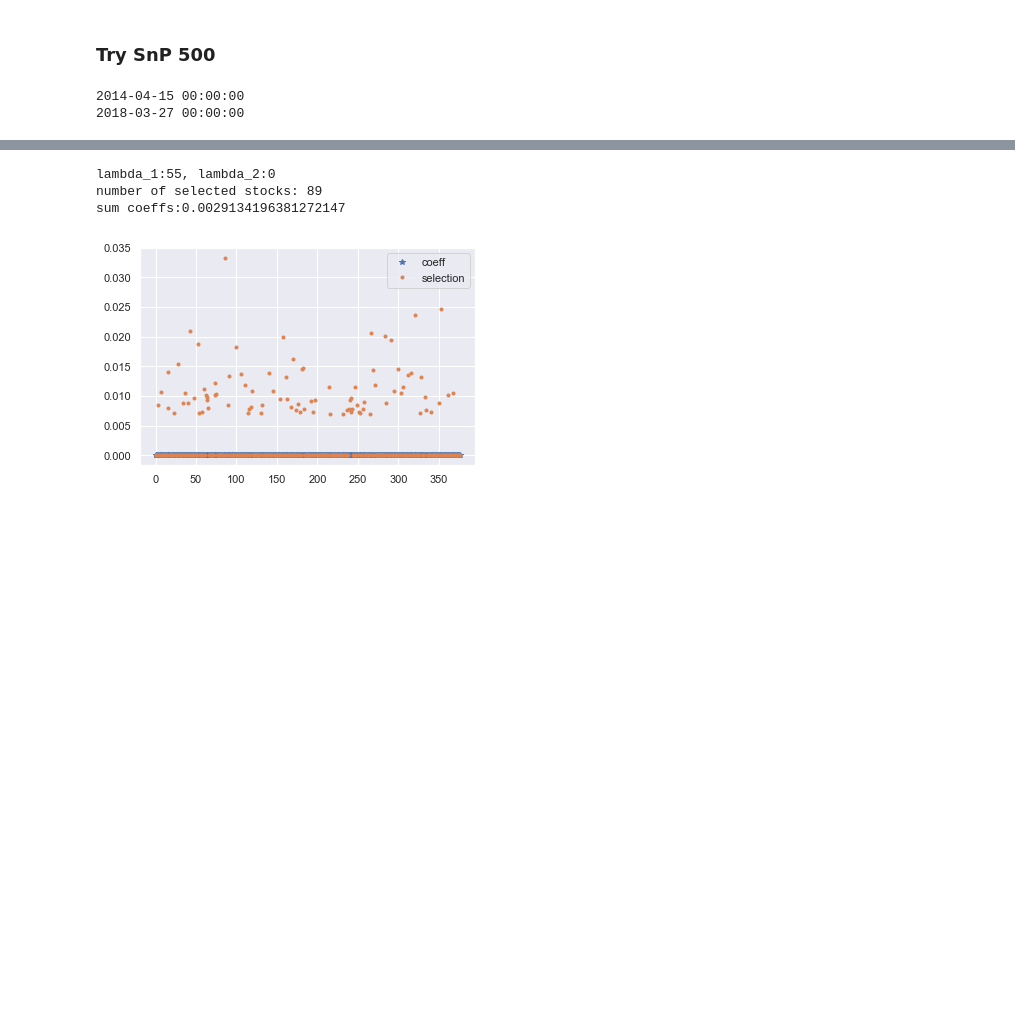
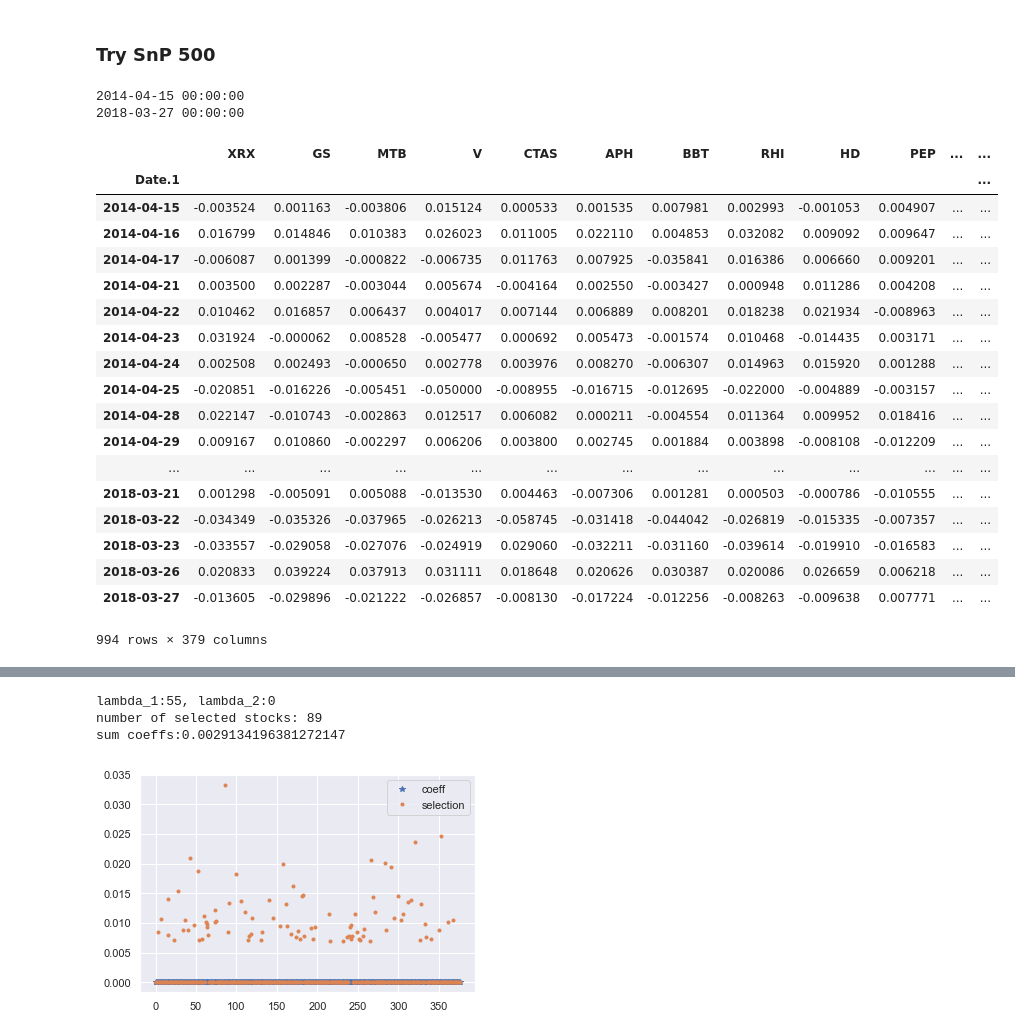
Before and after one commit to songzhm/arbitraryElasticNet, a Jupyter notebook: Arbitrary_Elastic_Net.ipynb, the cells around one changed output, grey strips where cells are left out. Cells and saved outputs as stored; diff of their text form; code cells hidden in the pictures; blank space fills up the shorter version.

```diff
--- a/Arbitrary_Elastic_Net.ipynb
+++ b/Arbitrary_Elastic_Net.ipynb
@@ -158,6 +158,28 @@ testing_ends =['2014-10-15', '2015-04-15', '2015-10-15', '2016-04-15',
 # %% [output]
 2014-04-15 00:00:00
 2018-03-27 00:00:00
+# %%
+sp500_all
+# %% [output]
+|  | XRX | GS | MTB | V | CTAS | APH | BBT | RHI | HD | PEP | ... | ... |
+| Date.1 |  |  |  |  |  |  |  |  |  |  |  | ... |
+| 2014-04-15 | -0.003524 | 0.001163 | -0.003806 | 0.015124 | 0.000533 | 0.001535 | 0.007981 | 0.002993 | -0.001053 | 0.004907 | ... | ... |
+| 2014-04-16 | 0.016799 | 0.014846 | 0.010383 | 0.026023 | 0.011005 | 0.022110 | 0.004853 | 0.032082 | 0.009092 | 0.009647 | ... | ... |
+| 2014-04-17 | -0.006087 | 0.001399 | -0.000822 | -0.006735 | 0.011763 | 0.007925 | -0.035841 | 0.016386 | 0.006660 | 0.009201 | ... | ... |
+| 2014-04-21 | 0.003500 | 0.002287 | -0.003044 | 0.005674 | -0.004164 | 0.002550 | -0.003427 | 0.000948 | 0.011286 | 0.004208 | ... | ... |
+| 2014-04-22 | 0.010462 | 0.016857 | 0.006437 | 0.004017 | 0.007144 | 0.006889 | 0.008201 | 0.018238 | 0.021934 | -0.008963 | ... | ... |
+| 2014-04-23 | 0.031924 | -0.000062 | 0.008528 | -0.005477 | 0.000692 | 0.005473 | -0.001574 | 0.010468 | -0.014435 | 0.003171 | ... | ... |
+| 2014-04-24 | 0.002508 | 0.002493 | -0.000650 | 0.002778 | 0.003976 | 0.008270 | -0.006307 | 0.014963 | 0.015920 | 0.001288 | ... | ... |
+| 2014-04-25 | -0.020851 | -0.016226 | -0.005451 | -0.050000 | -0.008955 | -0.016715 | -0.012695 | -0.022000 | -0.004889 | -0.003157 | ... | ... |
+| 2014-04-28 | 0.022147 | -0.010743 | -0.002863 | 0.012517 | 0.006082 | 0.000211 | -0.004554 | 0.011364 | 0.009952 | 0.018416 | ... | ... |
+| 2014-04-29 | 0.009167 | 0.010860 | -0.002297 | 0.006206 | 0.003800 | 0.002745 | 0.001884 | 0.003898 | -0.008108 | -0.012209 | ... | ... |
+| ... | ... | ... | ... | ... | ... | ... | ... | ... | ... | ... | ... | ... |
+| 2018-03-21 | 0.001298 | -0.005091 | 0.005088 | -0.013530 | 0.004463 | -0.007306 | 0.001281 | 0.000503 | -0.000786 | -0.010555 | ... | ... |
+| 2018-03-22 | -0.034349 | -0.035326 | -0.037965 | -0.026213 | -0.058745 | -0.031418 | -0.044042 | -0.026819 | -0.015335 | -0.007357 | ... | ... |
+| 2018-03-23 | -0.033557 | -0.029058 | -0.027076 | -0.024919 | 0.029060 | -0.032211 | -0.031160 | -0.039614 | -0.019910 | -0.016583 | ... | ... |
+| 2018-03-26 | 0.020833 | 0.039224 | 0.037913 | 0.031111 | 0.018648 | 0.020626 | 0.030387 | 0.020086 | 0.026659 | 0.006218 | ... | ... |
+| 2018-03-27 | -0.013605 | -0.029896 | -0.021222 | -0.026857 | -0.008130 | -0.017224 | -0.012256 | -0.008263 | -0.009638 | 0.007771 | ... | ... |
+994 rows × 379 columns
 # %%
 from itertools import product
 cutting_threshold = 1e-5
```
Also changed, not shown: parts of 1 cell of this notebook.
